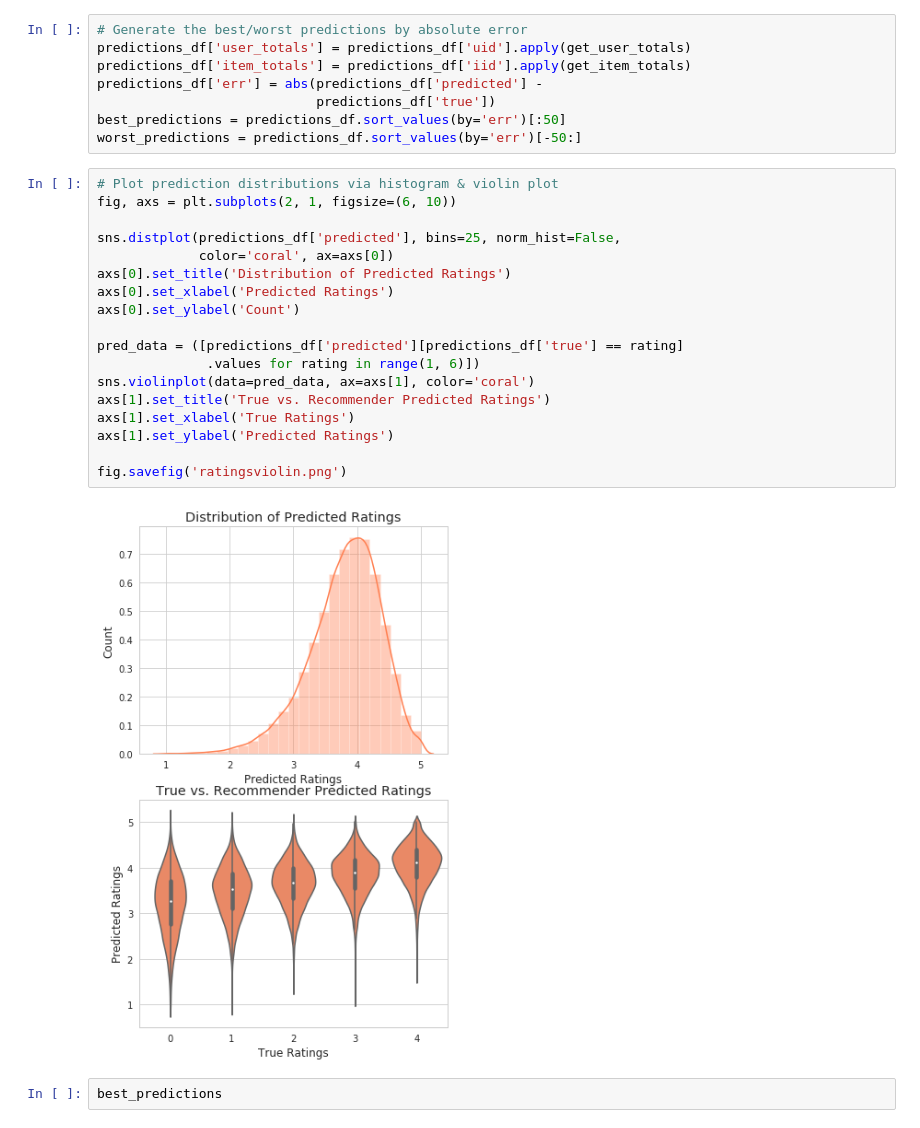
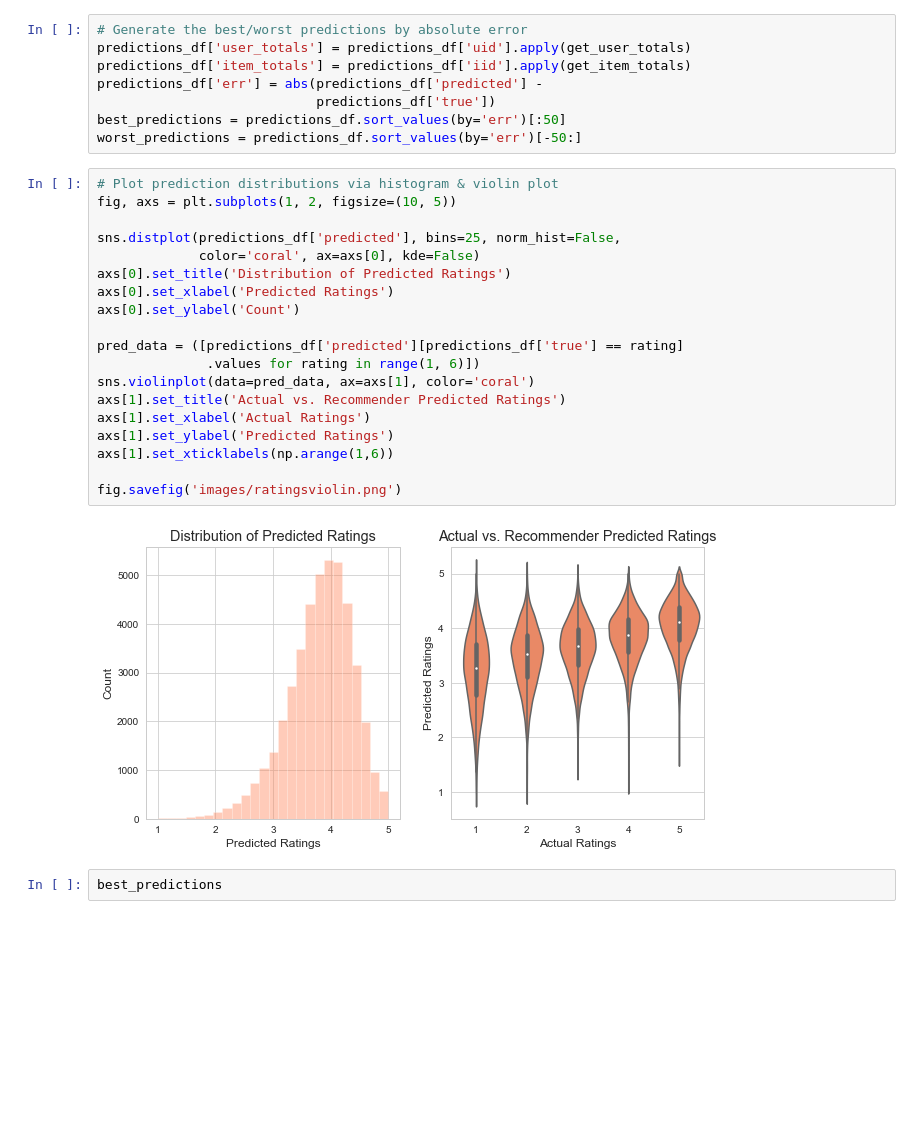
Before and after one commit to unclebrod/YelpRecommender, a Jupyter notebook: workbook.ipynb, the cells around one changed output. Cells and saved outputs as stored; diff of their text form; blank space fills up the shorter version.

Commit message:
created additional graphs

```diff
--- a/workbook.ipynb
+++ b/workbook.ipynb
@@ -1339,24 +1339,25 @@ best_predictions = predictions_df.sort_values(by='err')[:50]
 worst_predictions = predictions_df.sort_values(by='err')[-50:]
 # %%
 # Plot prediction distributions via histogram & violin plot
-fig, axs = plt.subplots(2, 1, figsize=(6, 10))
+fig, axs = plt.subplots(1, 2, figsize=(10, 5))
 
 sns.distplot(predictions_df['predicted'], bins=25, norm_hist=False,
-             color='coral', ax=axs[0])
+             color='coral', ax=axs[0], kde=False)
 axs[0].set_title('Distribution of Predicted Ratings')
 axs[0].set_xlabel('Predicted Ratings')
 axs[0].set_ylabel('Count')
 
 pred_data = ([predictions_df['predicted'][predictions_df['true'] == rating]
               .values for rating in range(1, 6)])
 sns.violinplot(data=pred_data, ax=axs[1], color='coral')
-axs[1].set_title('True vs. Recommender Predicted Ratings')
-axs[1].set_xlabel('True Ratings')
+axs[1].set_title('Actual vs. Recommender Predicted Ratings')
+axs[1].set_xlabel('Actual Ratings')
 axs[1].set_ylabel('Predicted Ratings')
+axs[1].set_xticklabels(np.arange(1,6))
 
-fig.savefig('ratingsviolin.png')
+fig.savefig('images/ratingsviolin.png')
 # %% [output]
-[figure, old version]
+[figure, new version]
 # %%
 best_predictions
 # %% [output]
```
Also changed, not shown: parts of 3 cells of this notebook, 4 other files.
